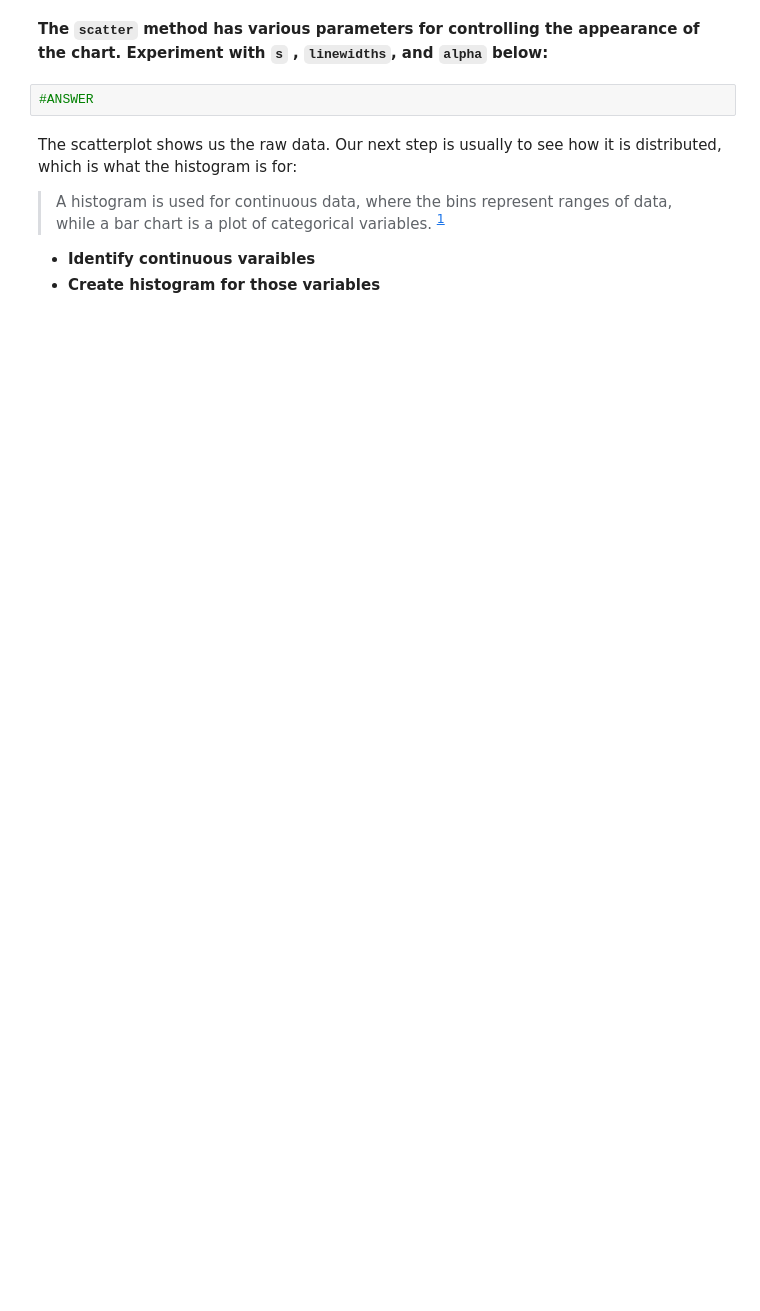
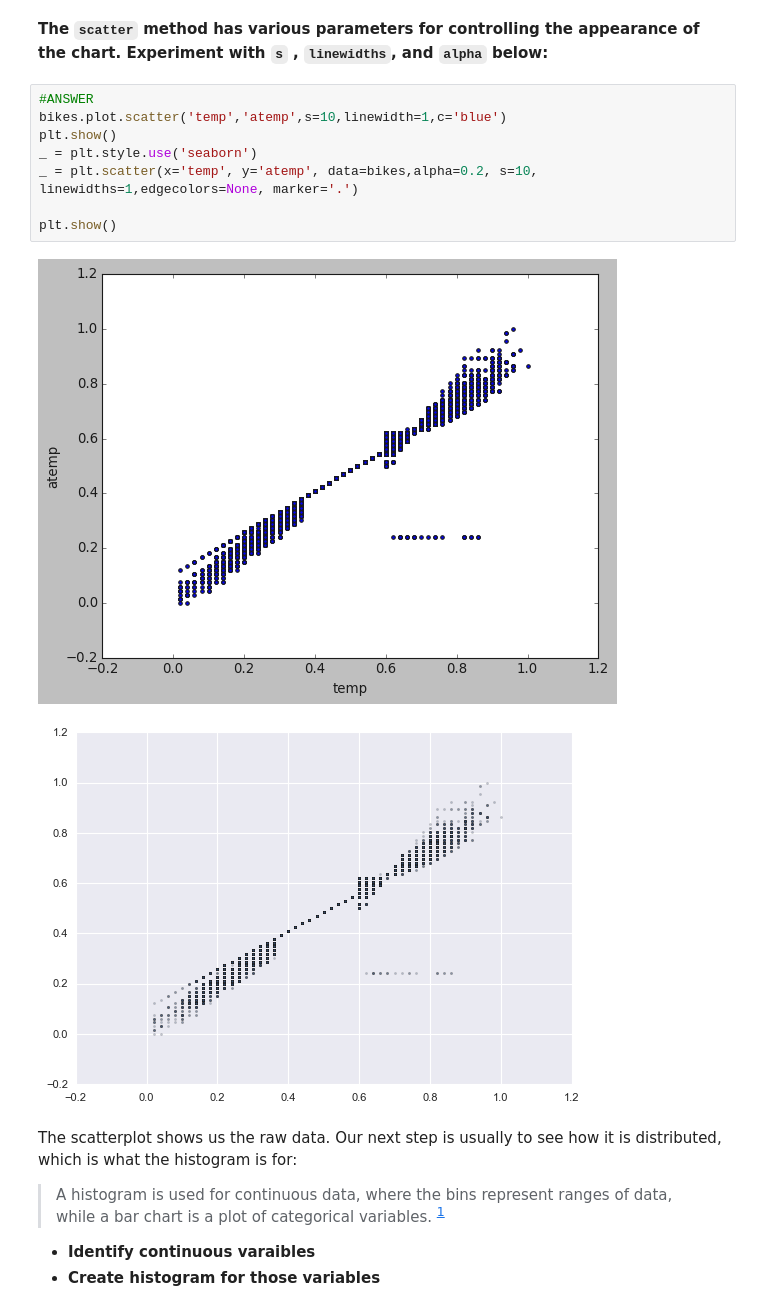
Before and after one commit to NPHansen/DS_AI, a Jupyter notebook: Lab 2/IOD_Lab 2.1.2.ipynb, the cells around one changed output. Saved outputs shown, nothing was run; the diff lists cells and outputs as text; blank space fills up the shorter version.

```diff
--- a/Lab 2/IOD_Lab 2.1.2.ipynb
+++ b/Lab 2/IOD_Lab 2.1.2.ipynb
@@ -52,7 +116,16 @@ We usually start charting variables one-by-one (although when several have the s
 # %% [markdown]
 **The `scatter` method has various parameters for controlling the appearance of the chart. Experiment with `s` , `linewidths`, and `alpha` below:**
-# %%
-#ANSWER
+# %%
+#ANSWER
+bikes.plot.scatter('temp','atemp',s=10,linewidth=1,c='blue')
+plt.show()
+_ = plt.style.use('seaborn')
+_ = plt.scatter(x='temp', y='atemp', data=bikes,alpha=0.2, s=10, linewidths=1,edgecolors=None, marker='.')
+
+plt.show()
+# %% [output]
+[figure, added]
+[figure, added]
 # %% [markdown]
 The scatterplot shows us the raw data. Our next step is usually to see how it is distributed, which is what the histogram is for:
 
```
Also changed, not shown: parts of 65 cells of this notebook, 3 other files.
